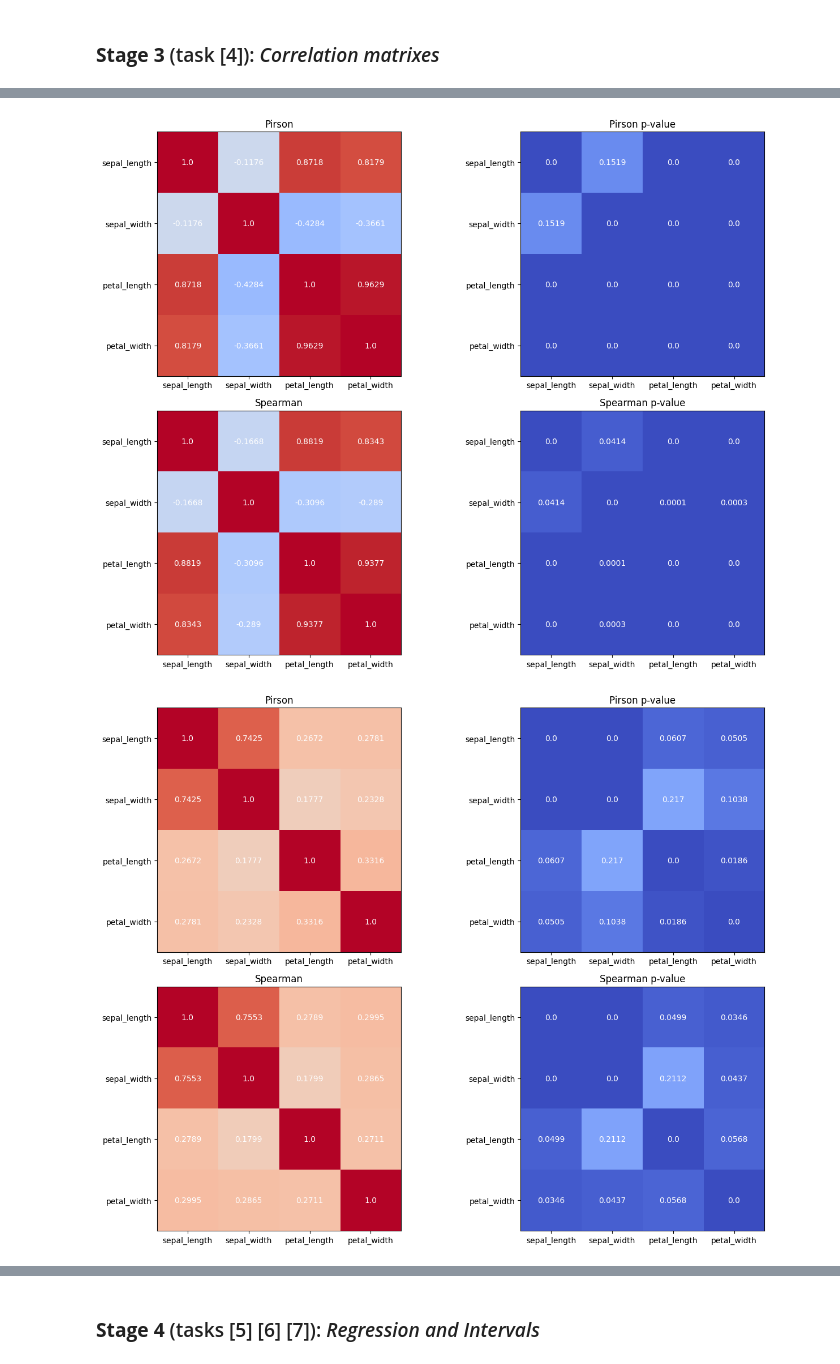
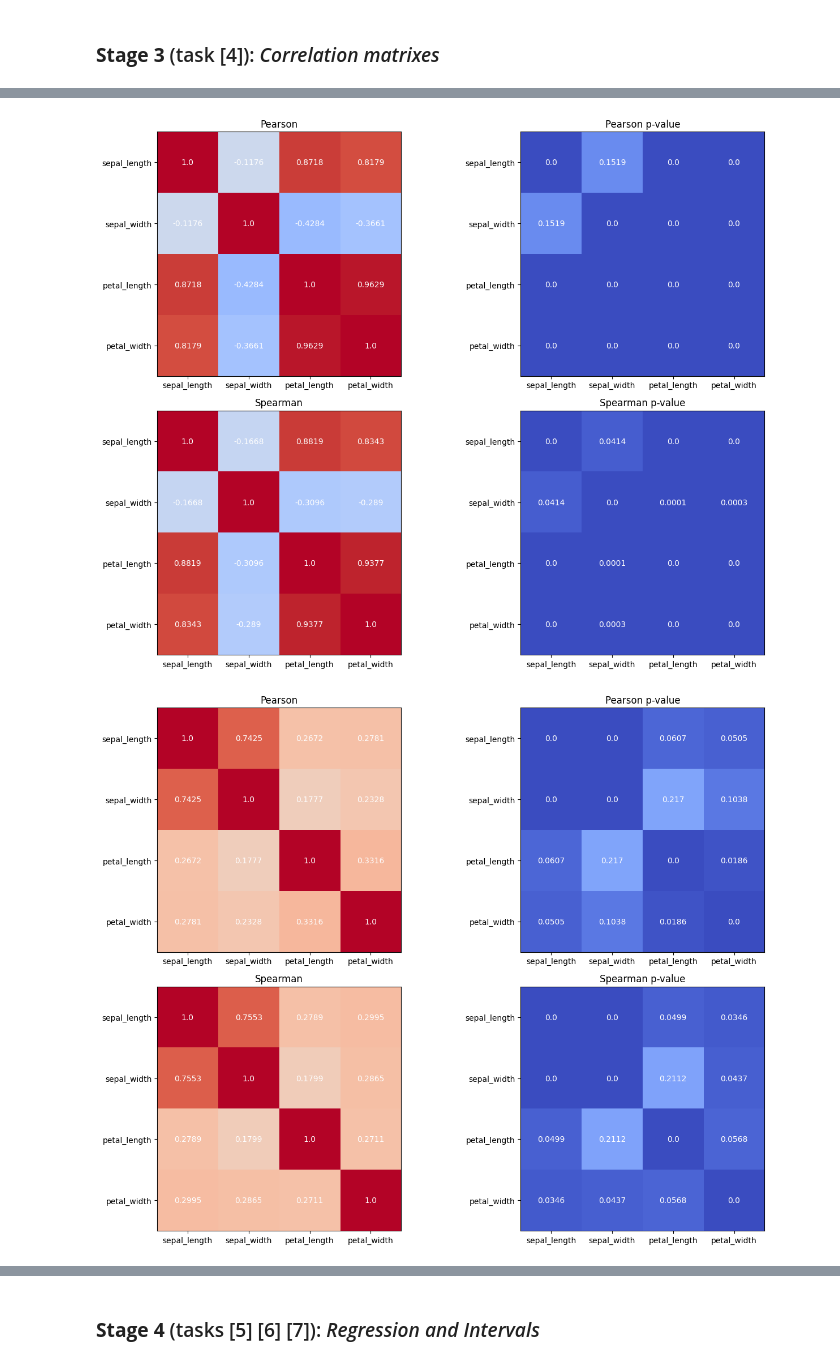
Before and after one commit to NoSignificantWorries/SDT, a Jupyter notebook: task1/task1.ipynb, the cells around one changed output, grey strips where cells are left out. Saved outputs shown, nothing was run; the diff lists cells and outputs as text; code cells hidden in the pictures.

```diff
--- a/task1/task1.ipynb
+++ b/task1/task1.ipynb
@@ -191,10 +191,10 @@ class MainFrame:
         self.iris = self.iris.dropna().reset_index(drop=True)
 
     def data_stats(self, data1, data2) -> Any:
-        pirson_v, pirson_pv = scipy.stats.pearsonr(data1, data2)
+        Pearson_v, Pearson_pv = scipy.stats.pearsonr(data1, data2)
         spearman_v, spearman_pv = scipy.stats.spearmanr(data1, data2)
 
-        return np.array([pirson_v, pirson_pv, spearman_v, spearman_pv])
+        return np.array([Pearson_v, Pearson_pv, spearman_v, spearman_pv])
 
     def main_loop(self) -> Any:
         for i, iparam in enumerate(self.params):
@@ -306,3 +306,31 @@ plotter.tight_layout()
 [figure]
 # %% [markdown]
 ### **Stage 3** (task [4]): _Correlation matrixes_
+# %%
+
+all_data = []
+groups = []
+
+for k in range(main.classes_count + 1):
+    group = main.classes[k - 1] if k > 0 else "all"
+    groups.append(group)
+    data = {
+        "Pair": [],
+        "Pearson": [],
+        "Pearson p-value": [],
+        "Spearman": [],
+        "Spearman p-value": []
+    }
+    local_matrix = main.stats[..., (k * 4):(k + 1) * 4]
+    elems = ["Pearson", "Pearson p-value", "Spearman", "Spearman p-value"]
+    for i, iparam in enumerate(main.params):
+        for j, jparam in enumerate(main.params):
+                data["Pair"].append(f"{iparam} x {jparam}")
+                data["Pearson"].append(local_matrix[i, j, 0])
+                data["Pearson p-value"].append(local_matrix[i, j, 1])
+                data["Spearman"].append(local_matrix[i, j, 2])
+                data["Spearman p-value"].append(local_matrix[i, j, 3])
+    data = pd.DataFrame(data)
+    data.to_csv(f"res/stats_for_{group}.csv", index=False)
+
+    all_data.append(data)
@@ -313,33 +434,33 @@ plotters = [
     Plotter(nrows=2, ncols=2, figsize=(16, 10)),
     Plotter(nrows=2, ncols=2, figsize=(16, 10)),
     Plotter(nrows=2, ncols=2, figsize=(16, 10))
 ]
 
 for i in range(main.classes_count + 1):
     stats_to_show = main.stats[..., (i * 4):(i + 1) * 4]
     plotter = plotters[i]
-    for j, draw_name in enumerate(["Pirson", "Pirson p-value", "Spearman", "Spearman p-value"]):
+    for j, draw_name in enumerate(["Pearson", "Pearson p-value", "Spearman", "Spearman p-value"]):
         plotter.set_position(idx=j)
         if (j + 1) % 2 == 0:
             plotter.imshow(stats_to_show[..., j], vmin=0, vmax=1, cmap="coolwarm")
         else:
             plotter.imshow(stats_to_show[..., j], vmin=-1, vmax=1, cmap="coolwarm")
         for k in range(main.params_count):
             for s in range(main.params_count):
                 plotter.text(s, k, np.round(stats_to_show[k, s, j], 4), ha="center", va="center", color="w")
         plotter.set_title(draw_name)
         plotter.set_xticks(np.arange(main.params_count))
         plotter.set_yticks(np.arange(main.params_count))
         plotter.set_xticklabels(main.params)
         plotter.set_yticklabels(main.params)
         plotter.del_position()
 
         plotter.tight_layout()
 
 plotters[0].save("res/stats1.png", dpi=200)
 plotters[1].save("res/stats2.png", dpi=200)
 plotters[2].save("res/stats3.png", dpi=200)
 plotters[3].save("res/stats4.png", dpi=200)
 # %% [output]
-[figure, old version]
+[figure, new version]
-[figure, old version]
+[figure, new version]
```
Also changed, not shown: parts of 6 cells of this notebook, 9 other files.
